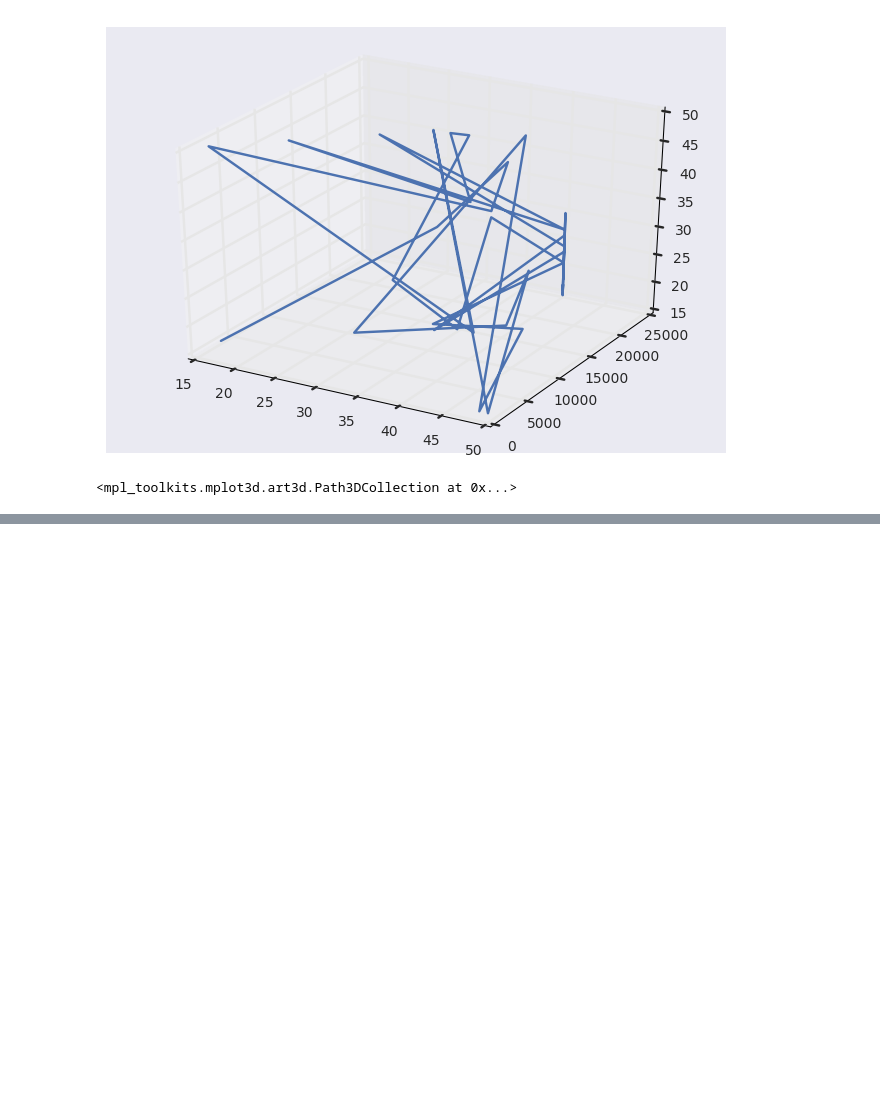
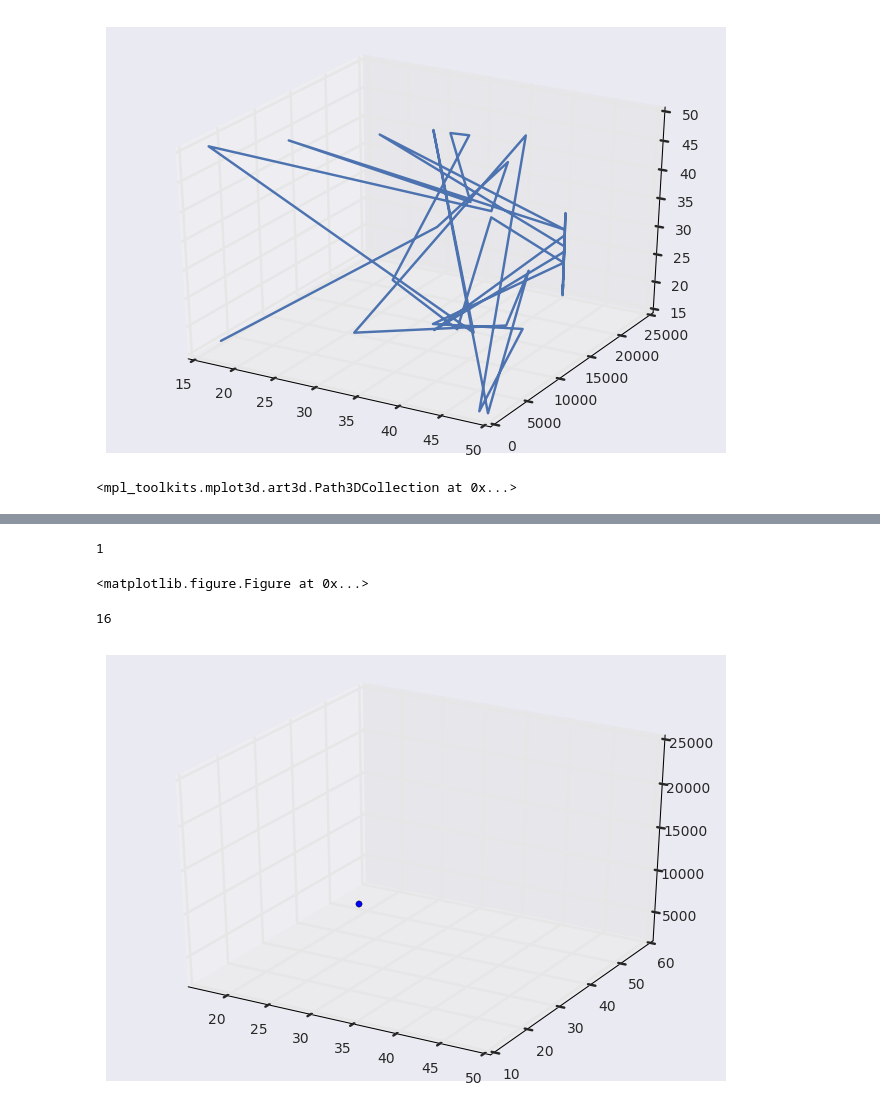
Before and after one commit to hackseq/2016_project_2, a Jupyter notebook: scripts/spearmint/results/3-D_plotting.ipynb, the cells around one changed output, grey strips where cells are left out. Cells and saved outputs as stored; diff of their text form; code cells hidden in the pictures; blank space fills up the shorter version.

Commit message:
adding interactive plotting function

```diff
--- a/scripts/spearmint/results/3-D_plotting.ipynb
+++ b/scripts/spearmint/results/3-D_plotting.ipynb
@@ -38,0 +63,29 @@ Axes3D.scatter(ax2, xs=itdf["k"], ys=itdf["N50"], zs=itdf["l"])
+# %%
+asdf.value
+# %% [output]
+1
+# %%
+import matplotlib.pyplot as plt
+from mpl_toolkits.mplot3d import Axes3D
+
+fig = plt.figure()
+def plotfigupdate(widg):
+    display(widg)
+    val=widg.value
+    ax = fig.add_subplot(111, projection='3d')
+    Axes3D.plot(ax, xs=itdf["k"], ys=itdf["N50"], zs=val)
+    display(fig)
+# %% [output]
+<matplotlib.figure.Figure at 0x...>
+# %%
+itdf["k"][1]
+# %% [output]
+16
+# %%
+def plotfig(iteridx):
+    fig = plt.figure()
+    ax = fig.add_subplot(111, projection='3d')
+    plt.xlim([16,50])
+    plt.ylim([10,60])
+    ax.set_zlim([2000,25000])
+    Axes3D.scatter(ax, xs=itdf["k"][iteridx], ys=itdf["l"][iteridx], zs=itdf["N50"][iteridx])
@@ -38,0 +94,6 @@ Axes3D.scatter(ax2, xs=itdf["k"], ys=itdf["N50"], zs=itdf["l"])
+# %%
+from ipywidgets import widgets, interact
+
+interact(plotfig, iteridx=(1,39))
+# %% [output]
+[figure, added]
```
Also changed, not shown: parts of 10 cells of this notebook, 1 other file.
